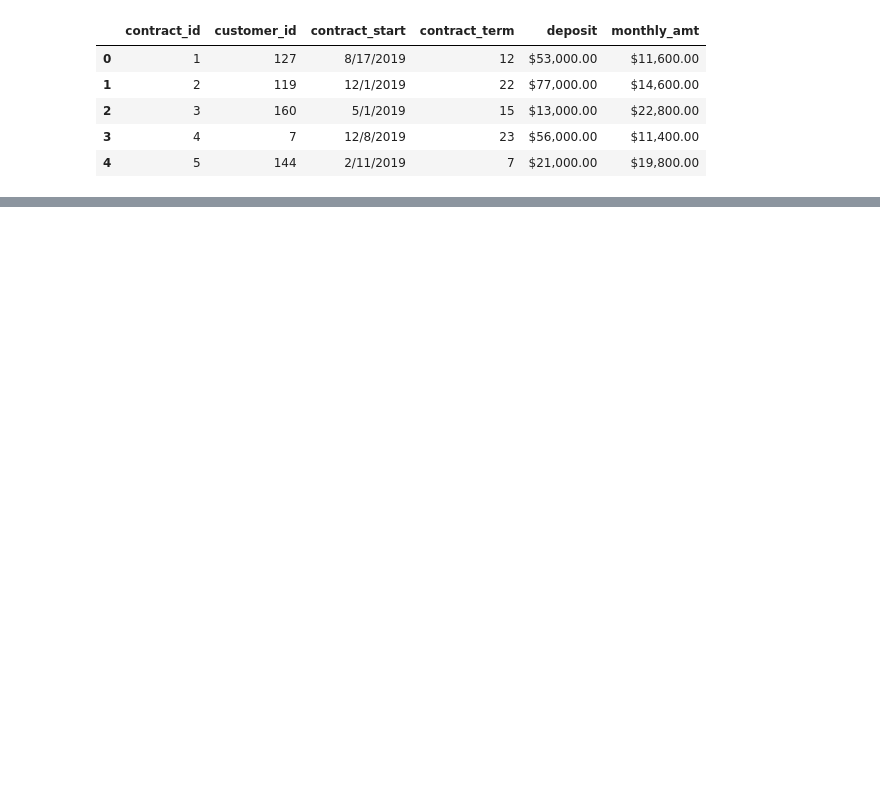
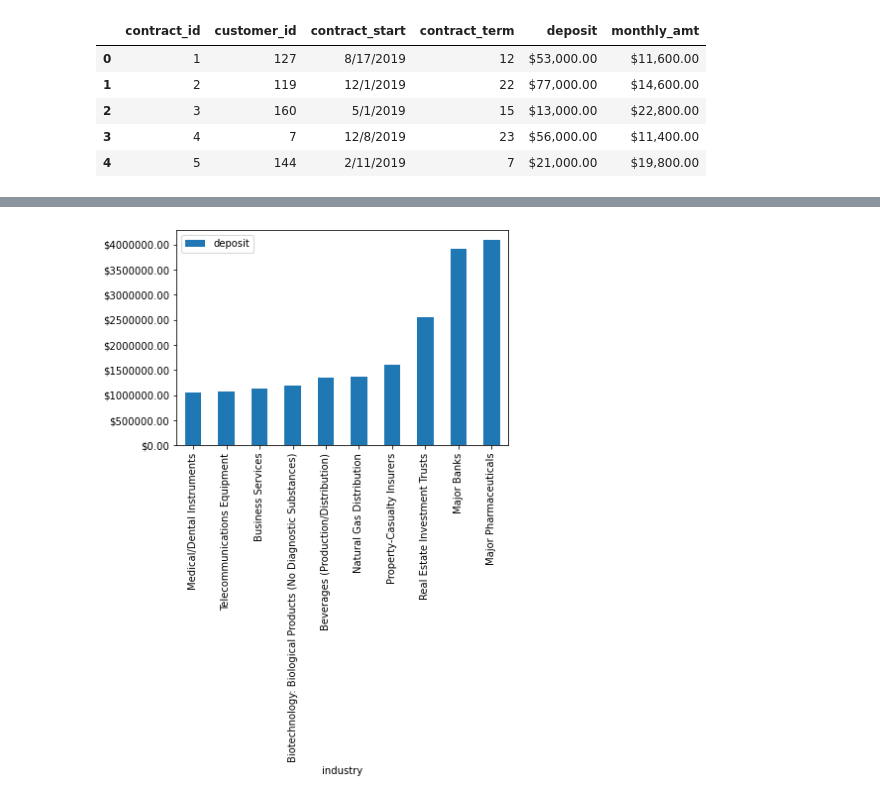
Before and after one commit to ianstone-edu/sales_analysis, a Jupyter notebook: notebooks/Contract Sales Analysis by State.ipynb, the cells around one changed output, grey strips where cells are left out. Saved outputs shown, nothing was run; the diff lists cells and outputs as text; code cells hidden in the pictures; blank space fills up the shorter version.

```diff
--- a/notebooks/Contract Sales Analysis by State.ipynb
+++ b/notebooks/Contract Sales Analysis by State.ipynb
@@ -34,0 +70,5 @@ df.head()
+# %%
+vis_df2 = df.groupby('industry').agg({'deposit':'sum'})
+vis_df2.sort_values('deposit').tail(10).plot(kind='bar').yaxis.set_major_formatter('${x:1.2f}')
+# %% [output]
+[figure, added]
```
Also changed, not shown: parts of 10 cells of this notebook, 1 other file.
